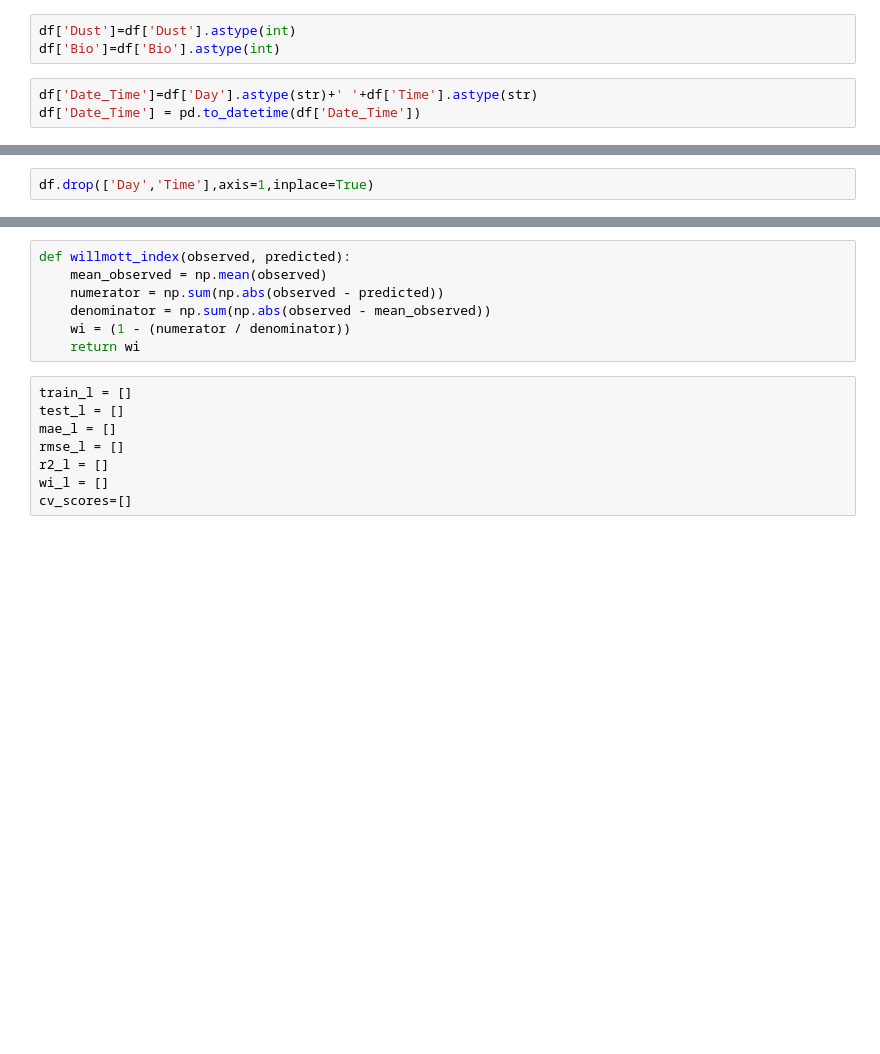
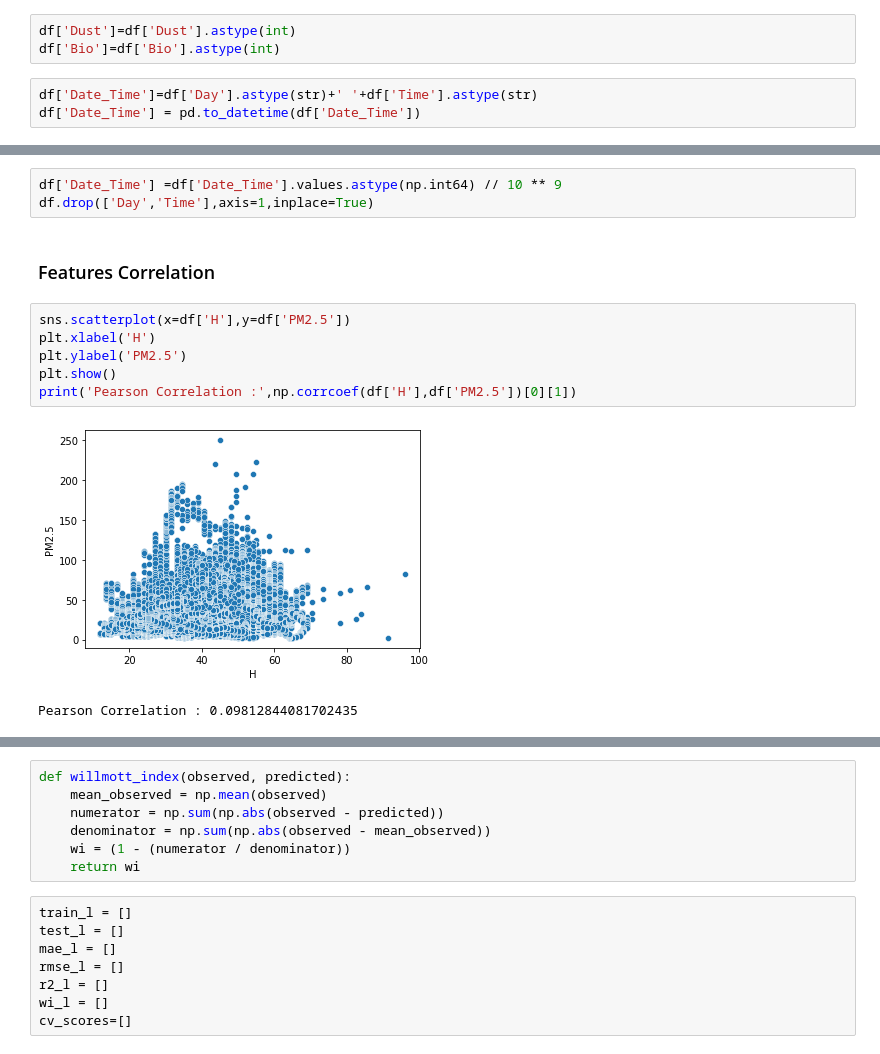
Before and after one commit to ImranNazir4/Data_Analysis_Projects, a Jupyter notebook: Indra_Coding_Tutorials/New folder/pm25.ipynb, the cells around one changed output, grey strips where cells are left out. Drawn from its saved outputs; the diff is of its cells as text; blank space fills up the shorter version.

```diff
--- a/Indra_Coding_Tutorials/New folder/pm25.ipynb
+++ b/Indra_Coding_Tutorials/New folder/pm25.ipynb
@@ -73,2 +58,14 @@ minmax_scaler=MinMaxScaler()
 # %%
+df['Date_Time'] =df['Date_Time'].values.astype(np.int64) // 10 ** 9
 df.drop(['Day','Time'],axis=1,inplace=True)
+# %% [markdown]
+### Features Correlation
+# %%
+sns.scatterplot(x=df['H'],y=df['PM2.5'])
+plt.xlabel('H')
+plt.ylabel('PM2.5')
+plt.show()
+print('Pearson Correlation :',np.corrcoef(df['H'],df['PM2.5'])[0][1])
+# %% [output]
+[figure, added]
+Pearson Correlation : 0.09812844081702435
```
Also changed, not shown: parts of 51 cells of this notebook, 2 other files.
